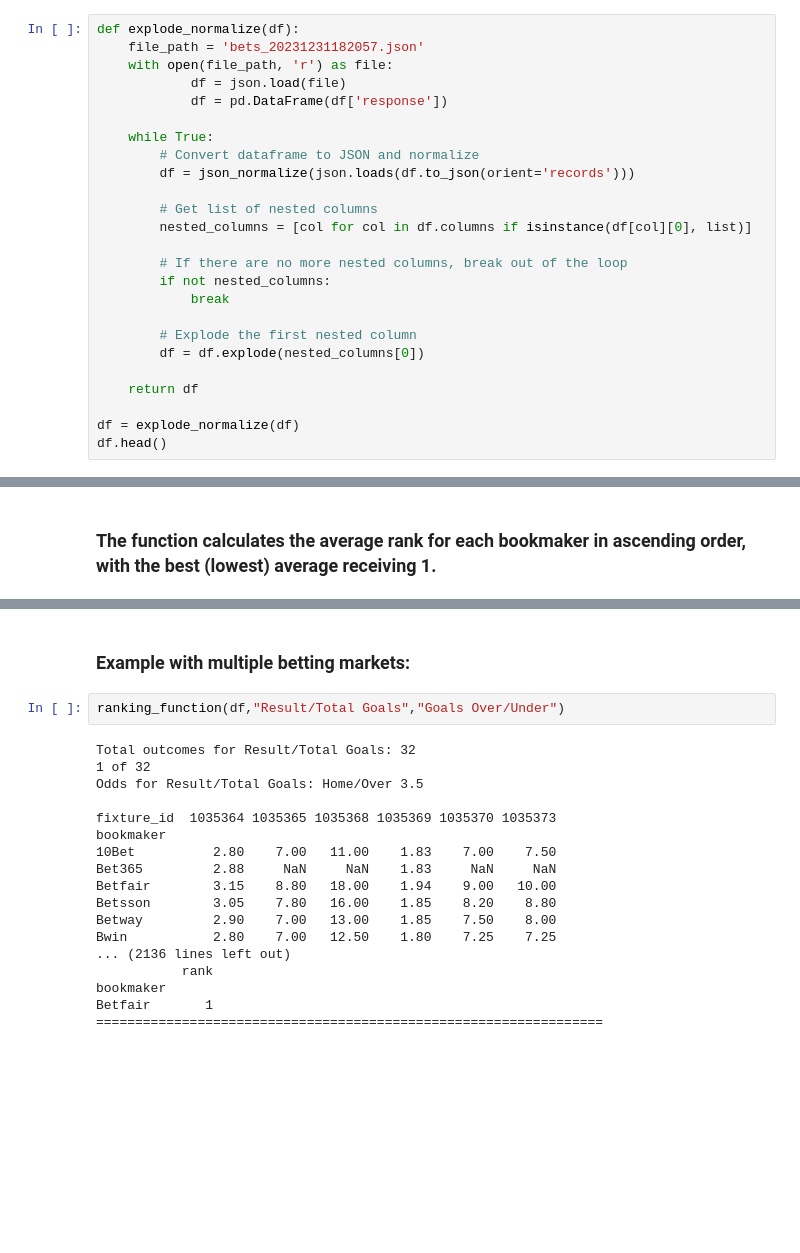
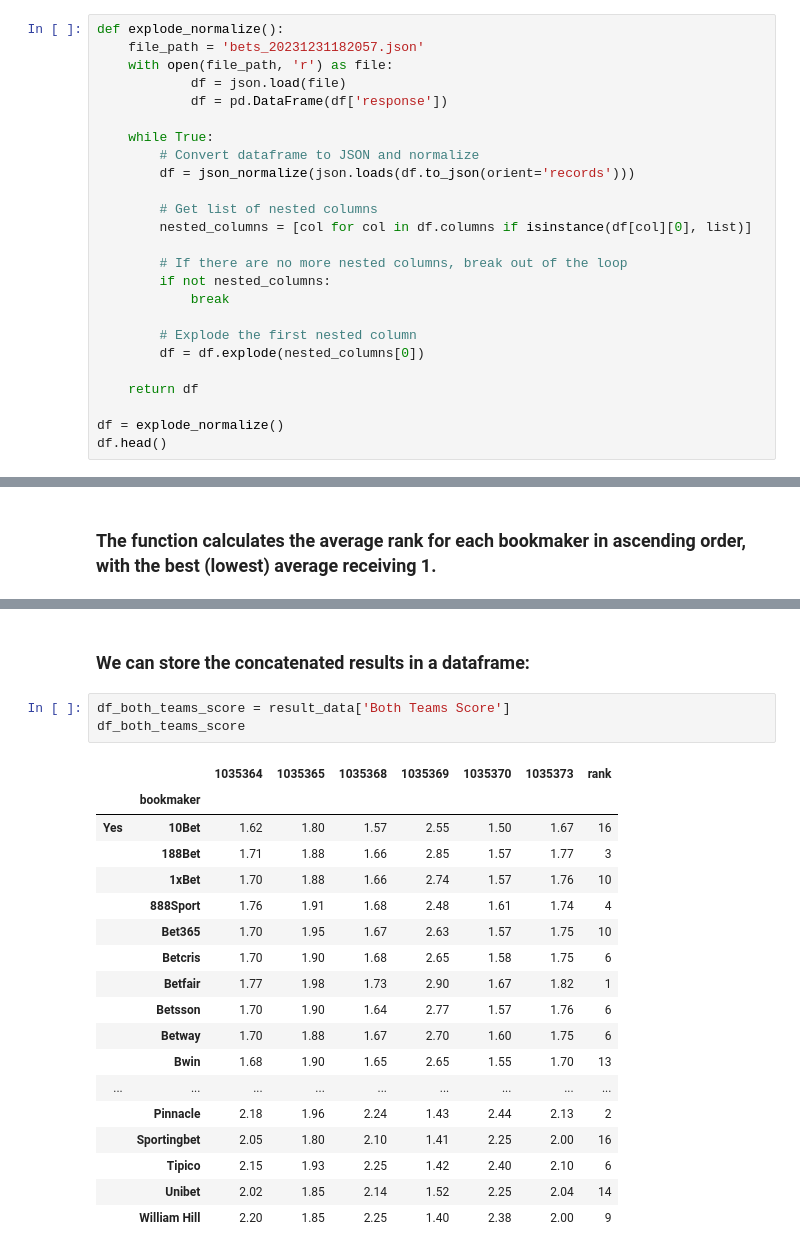
Before and after one commit to tamasmocsanyi/project1, a Jupyter notebook: bets _project1.ipynb, the cells around one changed output, grey strips where cells are left out. Saved outputs shown, nothing was run; the diff lists cells and outputs as text; blank space fills up the shorter version.

```diff
--- a/bets _project1.ipynb
+++ b/bets _project1.ipynb
@@ -107,7 +107,7 @@ df.head()
 # %% [markdown]
 ### We can implement a function based on the previous steps:
 # %%
-def explode_normalize(df):
+def explode_normalize():
     file_path = 'bets_20231231182057.json'
     with open(file_path, 'r') as file:
             df = json.load(file)
@@ -129,7 +129,7 @@ def explode_normalize(df):
 
     return df
 
-df = explode_normalize(df)
+df = explode_normalize()
 df.head()
 # %% [output]
 |  | update | league.id | league.name | league.country | league.logo | league.flag | league.season | fixture.id | ... |
@@ -403,23 +411,25 @@ Sportingbet     16
 =================================================================
-# %% [markdown]
-### Example with multiple betting markets:
-# %%
-ranking_function(df,"Result/Total Goals","Goals Over/Under")
-# %% [output]
-Total outcomes for Result/Total Goals: 32
-1 of 32
-Odds for Result/Total Goals: Home/Over 3.5
-
-fixture_id  1035364 1035365 1035368 1035369 1035370 1035373
-bookmaker
-10Bet          2.80    7.00   11.00    1.83    7.00    7.50
-Bet365         2.88     NaN     NaN    1.83     NaN     NaN
-Betfair        3.15    8.80   18.00    1.94    9.00   10.00
-Betsson        3.05    7.80   16.00    1.85    8.20    8.80
-Betway         2.90    7.00   13.00    1.85    7.50    8.00
-Bwin           2.80    7.00   12.50    1.80    7.25    7.25
-... (2136 lines left out)
-           rank
-bookmaker
-Betfair       1
-=================================================================
+# %% [markdown]
+### We can store the concatenated results in a dataframe:
+# %%
+df_both_teams_score = result_data['Both Teams Score']
+df_both_teams_score
+# %% [output]
+|  |  | 1035364 | 1035365 | 1035368 | 1035369 | 1035370 | 1035373 | rank |
+|  | bookmaker |  |  |  |  |  |  |  |
+| Yes | 10Bet | 1.62 | 1.80 | 1.57 | 2.55 | 1.50 | 1.67 | 16 |
+|  | 188Bet | 1.71 | 1.88 | 1.66 | 2.85 | 1.57 | 1.77 | 3 |
+|  | 1xBet | 1.70 | 1.88 | 1.66 | 2.74 | 1.57 | 1.76 | 10 |
+|  | 888Sport | 1.76 | 1.91 | 1.68 | 2.48 | 1.61 | 1.74 | 4 |
+|  | Bet365 | 1.70 | 1.95 | 1.67 | 2.63 | 1.57 | 1.75 | 10 |
+|  | Betcris | 1.70 | 1.90 | 1.68 | 2.65 | 1.58 | 1.75 | 6 |
+|  | Betfair | 1.77 | 1.98 | 1.73 | 2.90 | 1.67 | 1.82 | 1 |
+|  | Betsson | 1.70 | 1.90 | 1.64 | 2.77 | 1.57 | 1.76 | 6 |
+|  | Betway | 1.70 | 1.88 | 1.67 | 2.70 | 1.60 | 1.75 | 6 |
+|  | Bwin | 1.68 | 1.90 | 1.65 | 2.65 | 1.55 | 1.70 | 13 |
+| ... | ... | ... | ... | ... | ... | ... | ... | ... |
+|  | Pinnacle | 2.18 | 1.96 | 2.24 | 1.43 | 2.44 | 2.13 | 2 |
+|  | Sportingbet | 2.05 | 1.80 | 2.10 | 1.41 | 2.25 | 2.00 | 16 |
+|  | Tipico | 2.15 | 1.93 | 2.25 | 1.42 | 2.40 | 2.10 | 6 |
+|  | Unibet | 2.02 | 1.85 | 2.14 | 1.52 | 2.25 | 2.04 | 14 |
+|  | William Hill | 2.20 | 1.85 | 2.25 | 1.40 | 2.38 | 2.00 | 9 |
```
Also changed, not shown: parts of 9 cells of this notebook.
